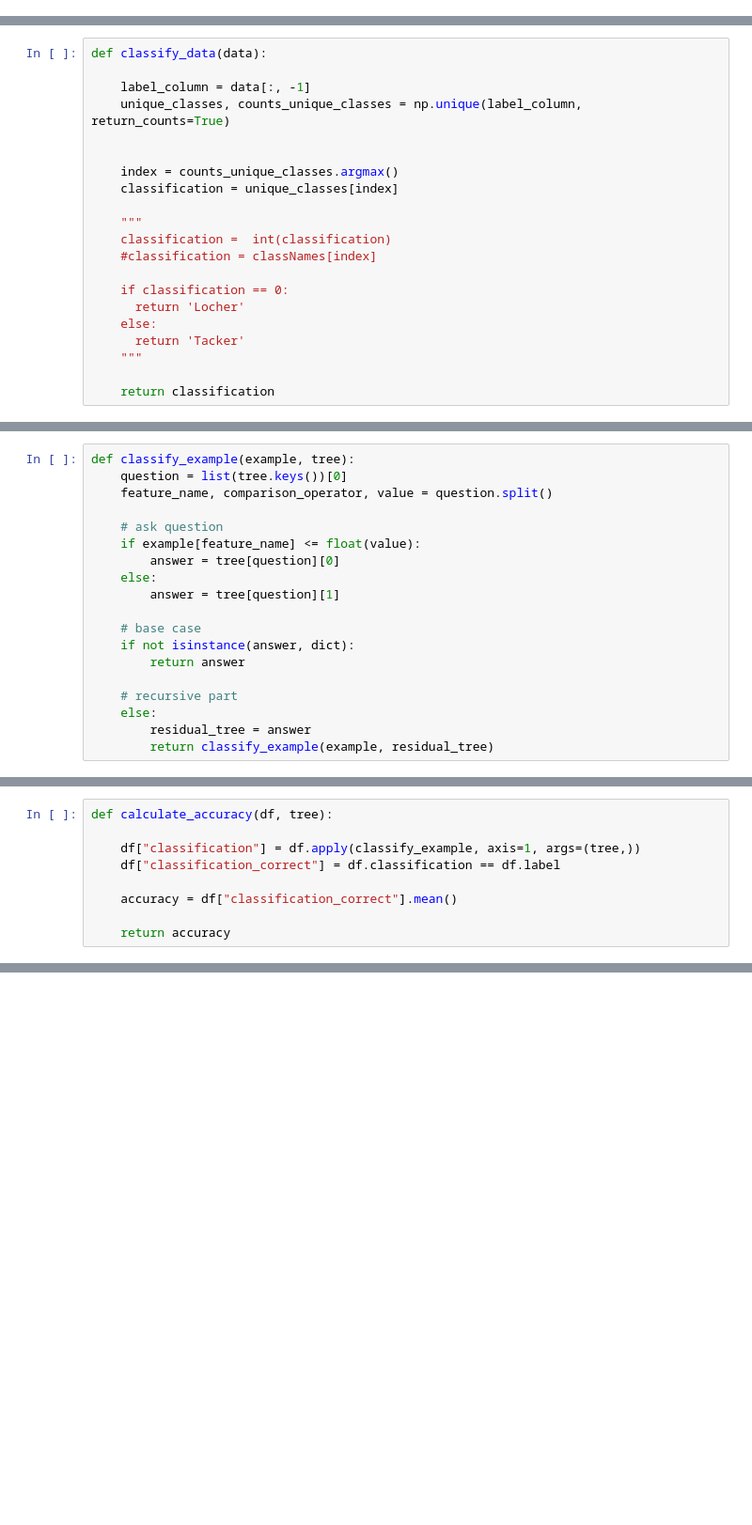
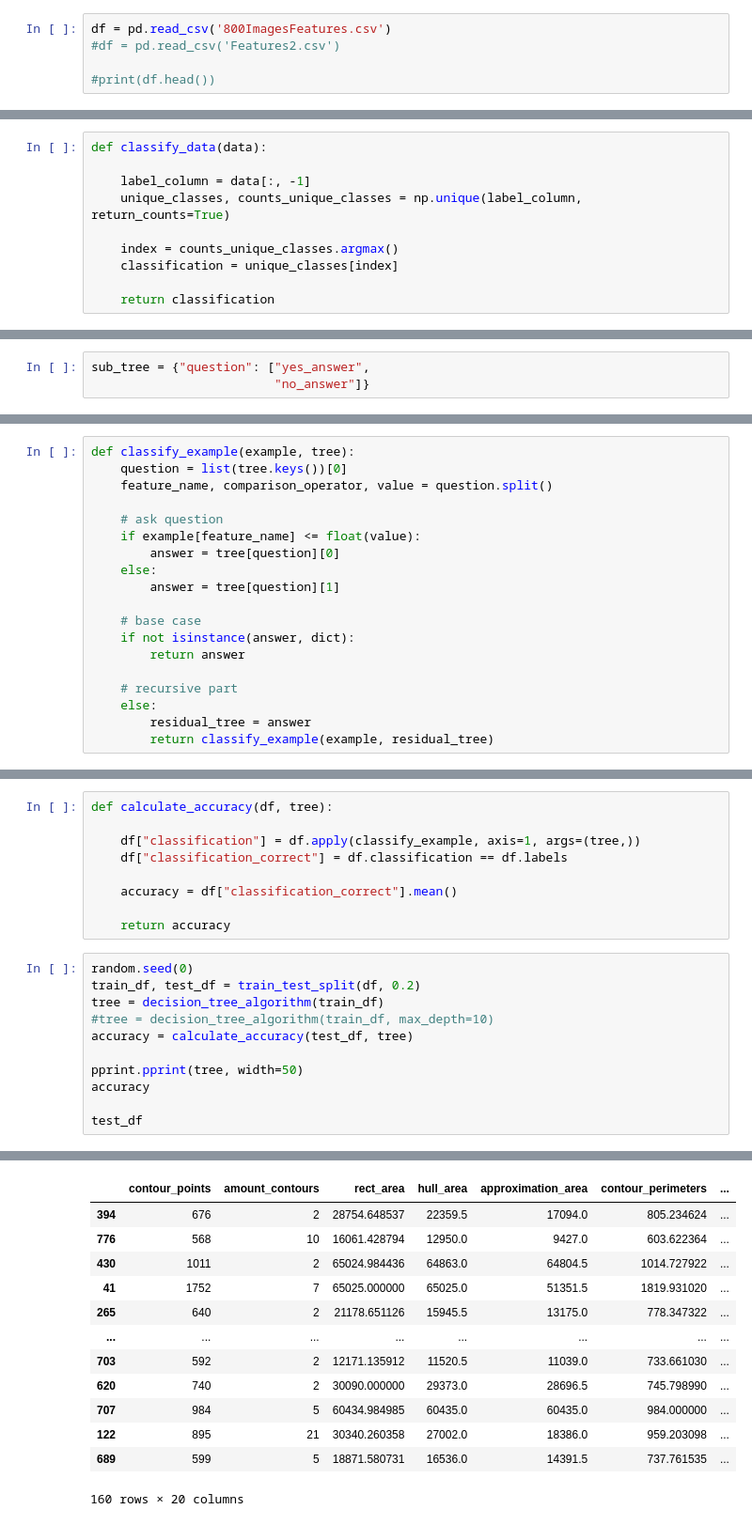
Before and after one commit to AbiyyuMufti/VDKICombBrush, a Jupyter notebook: DecisionTree.ipynb, the cells around one changed output, grey strips where cells are left out. Shown at 94% size. Saved outputs shown, nothing was run; the diff lists cells and outputs as text; blank space fills up the shorter version.

Commit message:
decisionTree
not yet good organized

```diff
--- a/DecisionTree.ipynb
+++ b/DecisionTree.ipynb
@@ -70,3 +6,8 @@ brush
+# %%
+df = pd.read_csv('800ImagesFeatures.csv')
+#df = pd.read_csv('Features2.csv')
+
+#print(df.head())
 # %%
 def train_test_split(df, test_size):
 
@@ -99,20 +39,9 @@ def classify_data(data):
     label_column = data[:, -1]
     unique_classes, counts_unique_classes = np.unique(label_column, return_counts=True)
 
-
     index = counts_unique_classes.argmax()
     classification = unique_classes[index]
 
-    """
-    classification =  int(classification)
-    #classification = classNames[index]
-
-    if classification == 0:
-      return 'Locher'
-    else:
-      return 'Tacker'
-    """
-
     return classification
 # %%
 def get_potential_splits(data):
@@ -178,6 +107,9 @@ def determine_best_split(data, potential_splits):
                 best_split_value = value
 
     return best_split_column, best_split_value
+# %%
+sub_tree = {"question": ["yes_answer",
+                         "no_answer"]}
 # %%
 def decision_tree_algorithm(df, counter=0, max_depth = 10):
 
@@ -244,8 +204,20 @@ def classify_example(example, tree):
 def calculate_accuracy(df, tree):
 
     df["classification"] = df.apply(classify_example, axis=1, args=(tree,))
-    df["classification_correct"] = df.classification == df.label
+    df["classification_correct"] = df.classification == df.labels
 
     accuracy = df["classification_correct"].mean()
 
     return accuracy
+# %%
+random.seed(0)
+train_df, test_df = train_test_split(df, 0.2)
+tree = decision_tree_algorithm(train_df)
+#tree = decision_tree_algorithm(train_df, max_depth=10)
+accuracy = calculate_accuracy(test_df, tree)
+
+pprint.pprint(tree, width=50)
+accuracy
+
+test_df
+# %% [output]
@@ -251,0 +241,13 @@ def calculate_accuracy(df, tree):
+|  | contour_points | amount_contours | rect_area | hull_area | approximation_area | contour_perimeters | ... |
+| 394 | 676 | 2 | 28754.648537 | 22359.5 | 17094.0 | 805.234624 | ... |
+| 776 | 568 | 10 | 16061.428794 | 12950.0 | 9427.0 | 603.622364 | ... |
+| 430 | 1011 | 2 | 65024.984436 | 64863.0 | 64804.5 | 1014.727922 | ... |
+| 41 | 1752 | 7 | 65025.000000 | 65025.0 | 51351.5 | 1819.931020 | ... |
+| 265 | 640 | 2 | 21178.651126 | 15945.5 | 13175.0 | 778.347322 | ... |
+| ... | ... | ... | ... | ... | ... | ... | ... |
+| 703 | 592 | 2 | 12171.135912 | 11520.5 | 11039.0 | 733.661030 | ... |
+| 620 | 740 | 2 | 30090.000000 | 29373.0 | 28696.5 | 745.798990 | ... |
+| 707 | 984 | 5 | 60434.984985 | 60435.0 | 60435.0 | 984.000000 | ... |
+| 122 | 895 | 21 | 30340.260358 | 27002.0 | 18386.0 | 959.203098 | ... |
+| 689 | 599 | 5 | 18871.580731 | 16536.0 | 14391.5 | 737.761535 | ... |
+160 rows × 20 columns
```
Also changed, not shown: parts of 10 cells of this notebook.
